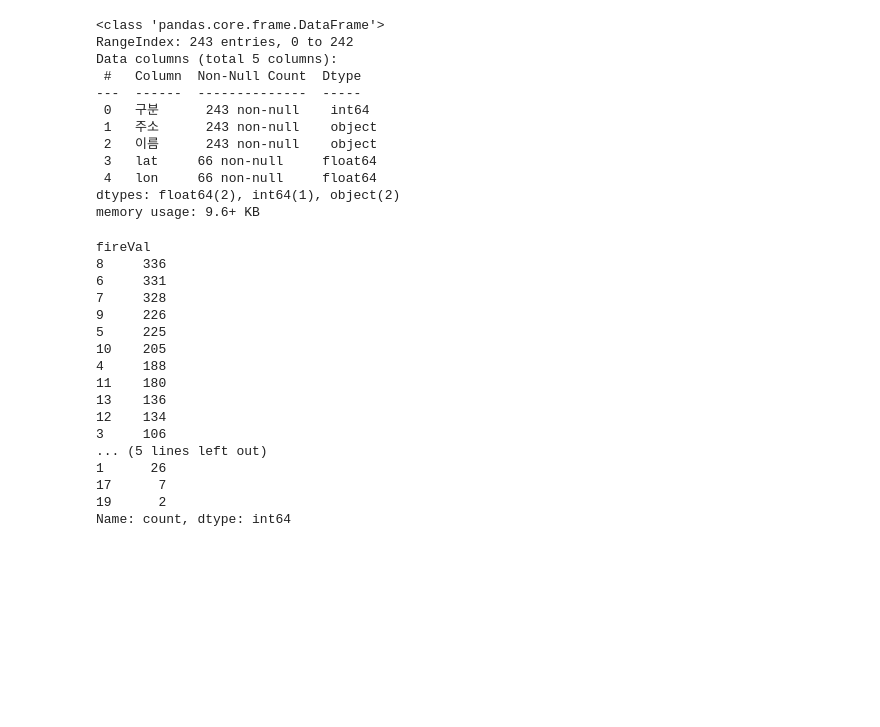
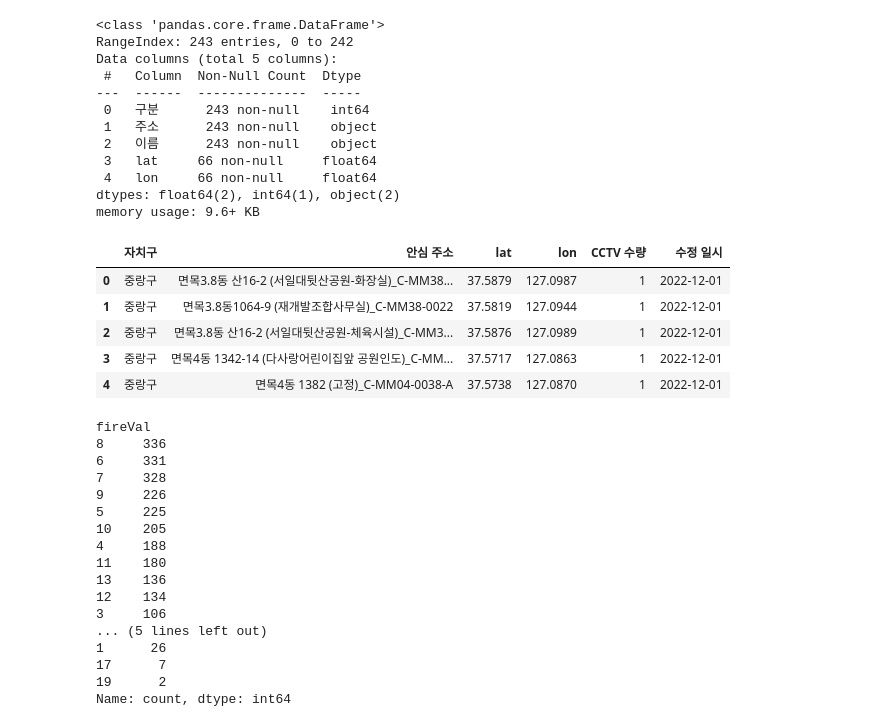
Before and after one commit to fenpon/Machine-Learning-Project1, a Jupyter notebook: safetyModel.ipynb, the cells around one changed output. Saved outputs shown, nothing was run; the diff lists cells and outputs as text; code cells hidden in the pictures; blank space fills up the shorter version.

```diff
--- a/safetyModel.ipynb
+++ b/safetyModel.ipynb
@@ -88,6 +88,19 @@ memory usage: 9.6+ KB
 # %%
 safety = safety.dropna(subset=['lat', 'lon'])
 polices = polices.dropna(subset=['lat', 'lon'])
+# %%
+cctvs = pd.read_csv('./export/safety/서울시 안심이 CCTV 연계 현황.csv')
+# %%
+#cctvs = cctvs.drop_duplicates(subset='k-아파트코드') # 중복 아파트 제거
+cctvs = cctvs.rename(columns={'위도': 'lat', '경도': 'lon'})
+cctvs.head()
+# %% [output]
+|  | 자치구 | 안심 주소 | lat | lon | CCTV 수량 | 수정 일시 |
+| 0 | 중랑구 | 면목3.8동 산16-2 (서일대뒷산공원-화장실)_C-MM38... | 37.5879 | 127.0987 | 1 | 2022-12-01 |
+| 1 | 중랑구 | 면목3.8동1064-9 (재개발조합사무실)_C-MM38-0022 | 37.5819 | 127.0944 | 1 | 2022-12-01 |
+| 2 | 중랑구 | 면목3.8동 산16-2 (서일대뒷산공원-체육시설)_C-MM3... | 37.5876 | 127.0989 | 1 | 2022-12-01 |
+| 3 | 중랑구 | 면목4동 1342-14 (다사랑어린이집앞 공원인도)_C-MM... | 37.5717 | 127.0863 | 1 | 2022-12-01 |
+| 4 | 중랑구 | 면목4동 1382 (고정)_C-MM04-0038-A | 37.5738 | 127.0870 | 1 | 2022-12-01 |
 # %%
 # 범위 내의 시설인지 확인하는 함수
 def in_range(row, aparts_df):
```
Also changed, not shown: parts of 7 cells of this notebook, 4 other files.
